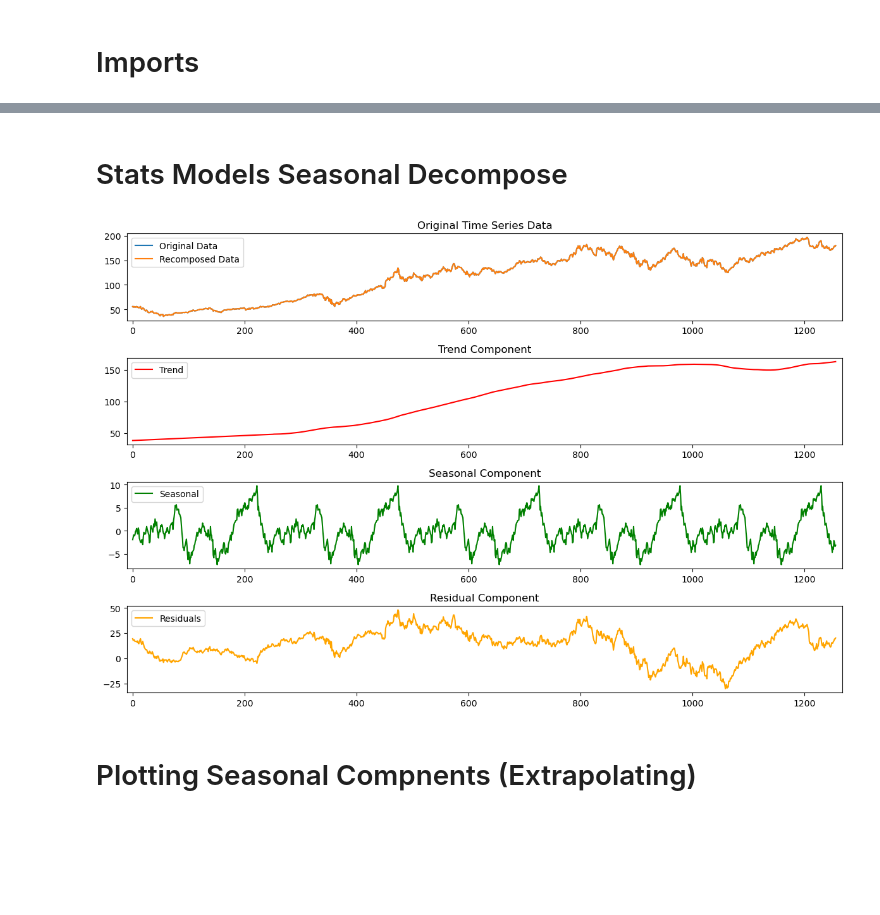
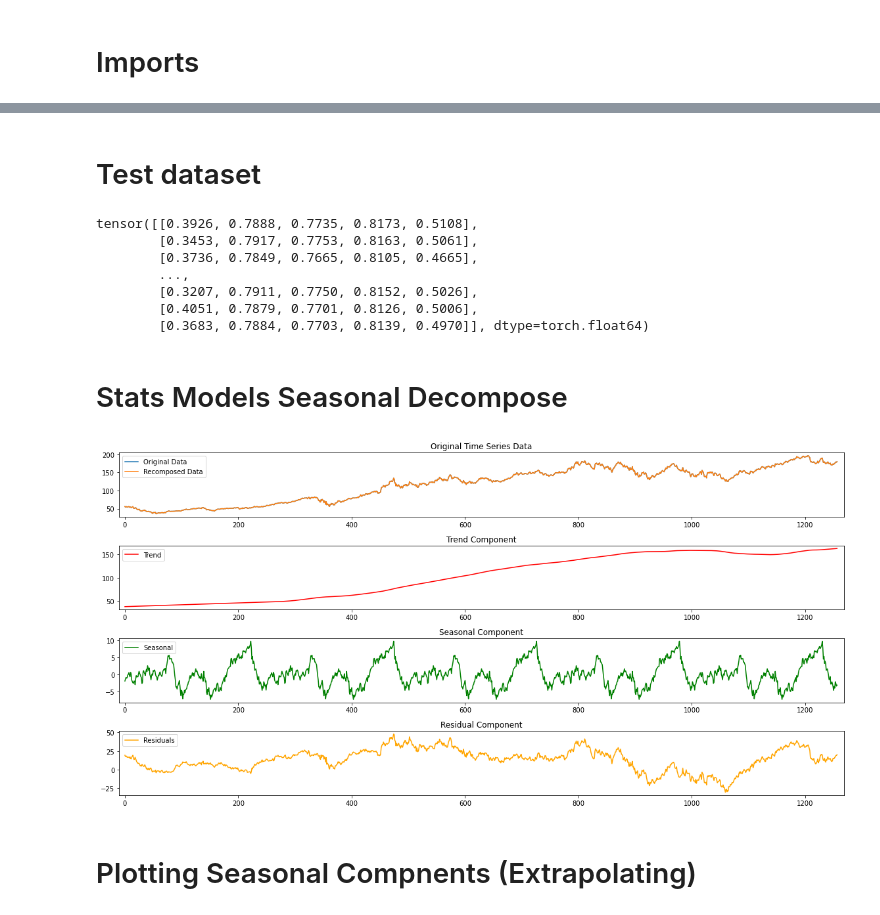
Before and after one commit to zapulam/StockPredictor2.0, a Jupyter notebook: dev.ipynb, the cells around one changed output, grey strips where cells are left out. Saved outputs shown, nothing was run; the diff lists cells and outputs as text; code cells hidden in the pictures; blank space fills up the shorter version.

```diff
--- a/dev.ipynb
+++ b/dev.ipynb
@@ -19,0 +12,5 @@ df.head()
+# %%
+df = pd.read_csv('daily_prices/AAPL.csv')
+df['Date'] = pd.to_datetime(df['Date'])
+df['DayOfWeek'] = df['Date'].dt.dayofweek
+df.tail()
@@ -21,3 +25,5 @@ df.head()
 # Extract the time and value columns
 time_series = np.array(range(len(df['Date'])))  # Replace with your time column name
 values = df['Close']                            # Replace with your value column name
+# %% [markdown]
+# Test dataset
@@ -24,3 +36,14 @@ values = df['Close']                            # Replace with your value column
+# %%
+example = next(iter(dataloader))[0]
+example
+# %% [output]
+tensor([[0.3926, 0.7888, 0.7735, 0.8173, 0.5108],
+        [0.3453, 0.7917, 0.7753, 0.8163, 0.5061],
+        [0.3736, 0.7849, 0.7665, 0.8105, 0.4665],
+        ...,
+        [0.3207, 0.7911, 0.7750, 0.8152, 0.5026],
+        [0.4051, 0.7879, 0.7701, 0.8126, 0.5006],
+        [0.3683, 0.7884, 0.7703, 0.8139, 0.4970]], dtype=torch.float64)
 # %% [markdown]
 # Stats Models Seasonal Decompose
 # %%
@@ -28,35 +51,35 @@ values = df['Close']                            # Replace with your value column
 result = sm.tsa.seasonal_decompose(values, model='additive', period=252, extrapolate_trend=25, two_sided=False)
 
 # Plot the original data, trend, seasonal, and residuals
-plt.figure(figsize=(12, 8))
+plt.figure(figsize=(16, 8))
 plt.subplot(4, 1, 1)
 plt.plot(time_series, values, label='Original Data')
 plt.plot(time_series, result.resid+result.trend+result.seasonal, label='Recomposed Data')
 plt.xlim(-10,1268)
 plt.legend()
 plt.title('Original Time Series Data')
 
 plt.subplot(4, 1, 2)
 plt.plot(time_series, result.trend, label='Trend', color='red')
 plt.xlim(-10,1268)
 plt.legend()
 plt.title('Trend Component')
 
 plt.subplot(4, 1, 3)
 plt.plot(time_series, result.seasonal, label='Seasonal', color='green')
 plt.xlim(-10,1268)
 plt.legend()
 plt.title('Seasonal Component')
 
 plt.subplot(4, 1, 4)
 plt.plot(time_series, result.resid, label='Residuals', color='orange')
 plt.xlim(-10,1268)
 plt.legend()
 plt.title('Residual Component')
 plt.tight_layout()
 plt.show()
 # %% [output]
-[figure, old version]
+[figure, new version]
 # %% [markdown]
 # Plotting Seasonal Compnents (Extrapolating)
 # %%
```
Also changed, not shown: parts of 11 cells of this notebook.
